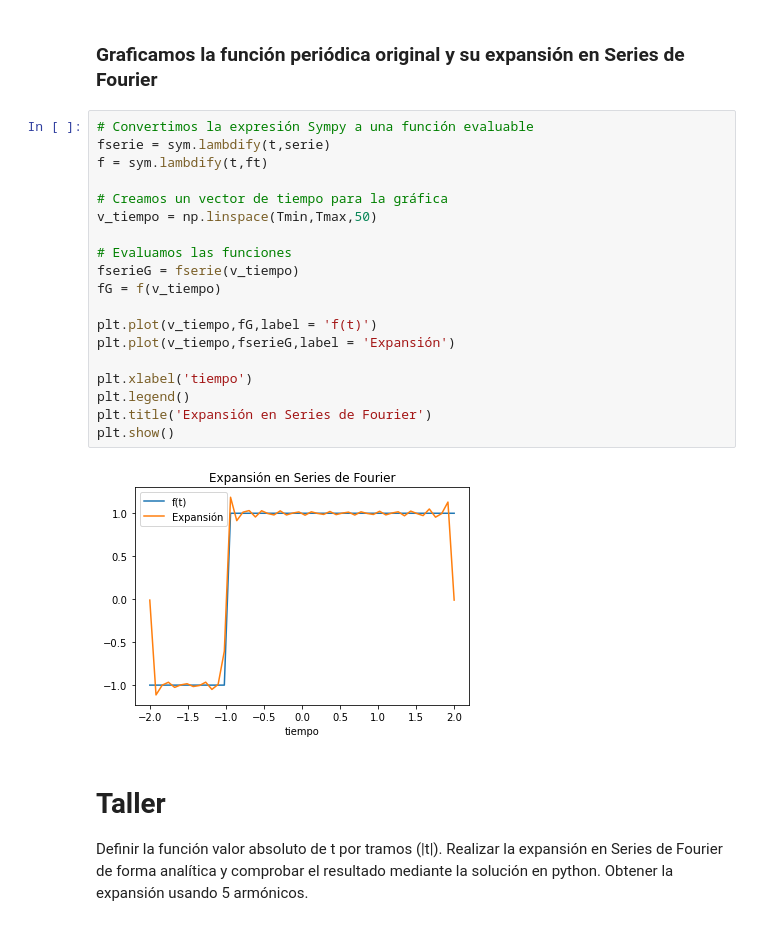
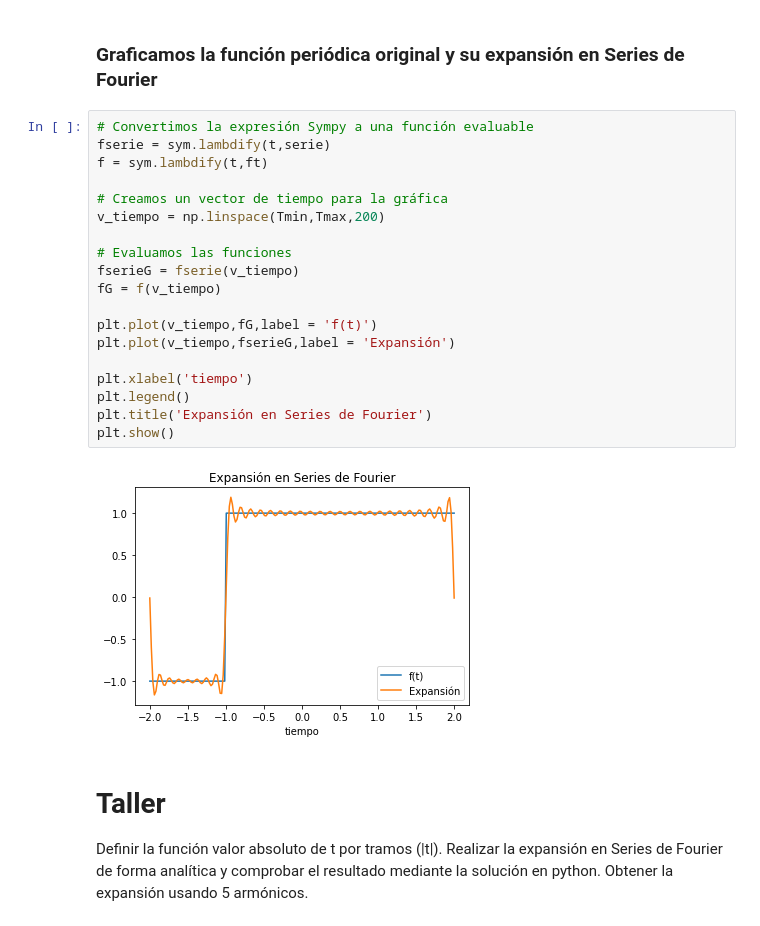
Before and after one commit to DavidReveloLuna/ProcesamientoDatos, a Jupyter notebook: Scripts/6_Series_Fourier.ipynb, the cells around one changed output. Drawn from its saved outputs; the diff is of its cells as text.

```diff
--- a/Scripts/6_Series_Fourier.ipynb
+++ b/Scripts/6_Series_Fourier.ipynb
@@ -246,24 +246,24 @@ f(t)=
 # %%
 # Convertimos la expresión Sympy a una función evaluable
 fserie = sym.lambdify(t,serie)
 f = sym.lambdify(t,ft)
 
 # Creamos un vector de tiempo para la gráfica
-v_tiempo = np.linspace(Tmin,Tmax,50)
+v_tiempo = np.linspace(Tmin,Tmax,200)
 
 # Evaluamos las funciones
 fserieG = fserie(v_tiempo)
 fG = f(v_tiempo)
 
 plt.plot(v_tiempo,fG,label = 'f(t)')
 plt.plot(v_tiempo,fserieG,label = 'Expansión')
 
 plt.xlabel('tiempo')
 plt.legend()
 plt.title('Expansión en Series de Fourier')
 plt.show()
 # %% [output]
-[figure, old version]
+[figure, new version]
 # %% [markdown]
 # Taller
 
```
Also changed, not shown: parts of 1 cell of this notebook.
